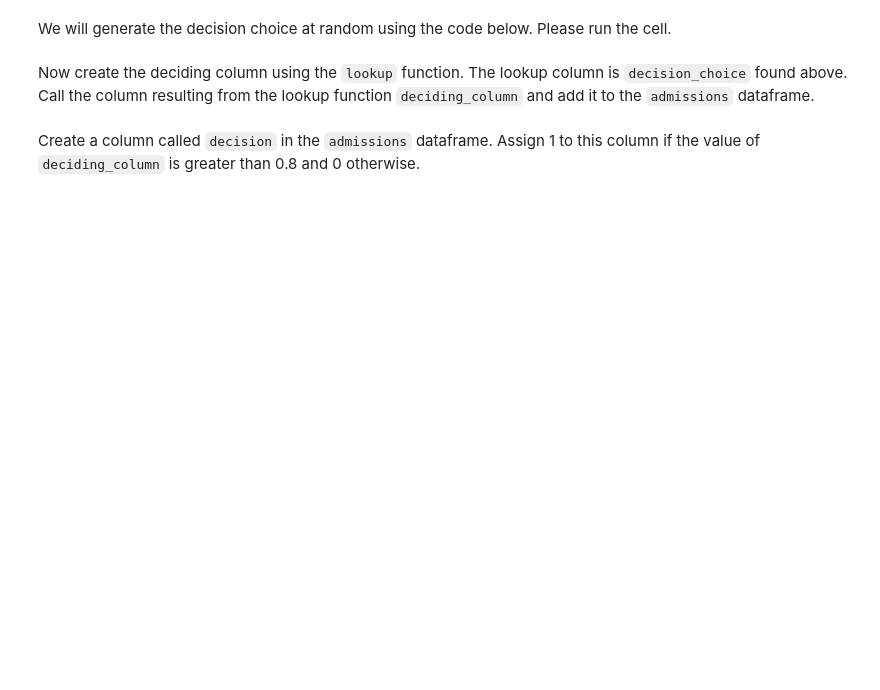
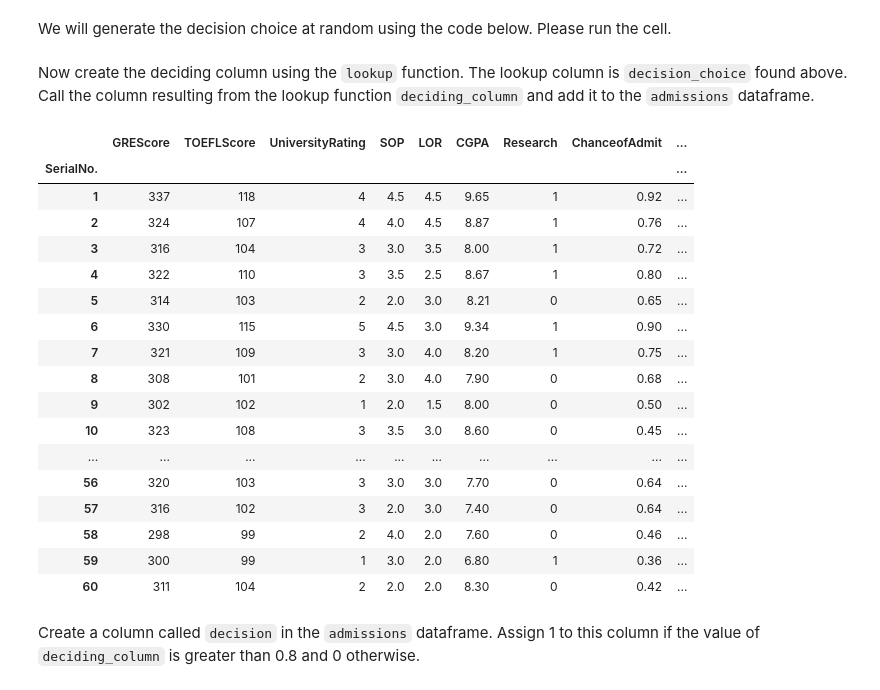
Before and after one commit to ironhack-datalabs/dataV2-labs, a Jupyter notebook: module-2/Advanced-Pandas/your-code/main.ipynb, the cells around one changed output. Drawn from its saved outputs; the diff is of its cells as text; code cells hidden in the pictures; blank space fills up the shorter version.

```diff
--- a/module-2/Advanced-Pandas/your-code/main.ipynb
+++ b/module-2/Advanced-Pandas/your-code/main.ipynb
@@ -79,7 +79,8 @@ dtype: int64
 # %% [markdown]
 Interestingly, there is a column that uniquely identifies the applicants. This column is the serial number column. Instead of having our own index, we should make this column our index. Do this in the cell below. Keep the column in the dataframe in addition to making it an index.
 # %%
-admissions.set_index('SerialNo.')
+admissions = admissions.set_index('SerialNo.')
+admissions
 # %% [output]
 |  | GREScore | TOEFLScore | UniversityRating | SOP | LOR | CGPA | Research | ChanceofAdmit |
 | SerialNo. |  |  |  |  |  |  |  |  |
@@ -128,0 +128,8 @@ Now change the index back to a sequence starting at zero using the `reset_index`
+# %%
+admissions["GRE&CGPA"] = admissions["GREScore"] + admissions["CGPA"]
+
+new_admissions = admissions.copy()
+new_admissions = admissions.set_index('GRE&CGPA')
+new_admissions.drop(columns=['GREScore', 'CGPA'], inplace=True)
+new_admissions.reset_index(inplace=True)
+new_admissions
@@ -146,12 +195,11 @@ Recall that standardizing a column is done by subtracting the mean of the column
 In the cell below, write a standardization function (a function that takes a column as input and returns a standardized column as output). Make sure to use the `numpy` versions of mean and standard deviation.
 # %%
 def standardize(col):
+    return (col - np.mean(col)) / np.std(col)
     """
     This function takes a column from a dataframe
     and returns a standardized column by subtracting the column's mean
     and dividing by the column's standard deviation.
     """
-
-    # your code here
 # %% [markdown]
 Now create the standardized columns `CGPA_std`, `GRE_std`, and `LOR_std` and add them to the `admissions` dataframe.
@@ -159,0 +206,8 @@ Now create the standardized columns `CGPA_std`, `GRE_std`, and `LOR_std` and add
+# %%
+#admissions["CGPA_std"] = (admissions["CGPA"] - np.mean(admissions["CGPA"])) / np.std(admissions["CGPA"])
+#admissions["GRE_std"] = (admissions["GRE"] - np.mean(admissions["GRE"])) / np.std(admissions["GRE"])
+
+admissions["CGPA_std"] = standardize(admissions["CGPA"])
+admissions["GRE_std"] = standardize(admissions["GREScore"])
+admissions["LOR_std"] = standardize(admissions["LOR"])
+admissions
@@ -173,2 +238,24 @@ Now create the deciding column using the `lookup` function. The lookup column is
+# %%
+admissions['deciding_column'] = admissions.lookup(admissions.index, decision_choice)
+admissions.head(60)
+# %% [output]
+|  | GREScore | TOEFLScore | UniversityRating | SOP | LOR | CGPA | Research | ChanceofAdmit | ... |
+| SerialNo. |  |  |  |  |  |  |  |  | ... |
+| 1 | 337 | 118 | 4 | 4.5 | 4.5 | 9.65 | 1 | 0.92 | ... |
+| 2 | 324 | 107 | 4 | 4.0 | 4.5 | 8.87 | 1 | 0.76 | ... |
+| 3 | 316 | 104 | 3 | 3.0 | 3.5 | 8.00 | 1 | 0.72 | ... |
+| 4 | 322 | 110 | 3 | 3.5 | 2.5 | 8.67 | 1 | 0.80 | ... |
+| 5 | 314 | 103 | 2 | 2.0 | 3.0 | 8.21 | 0 | 0.65 | ... |
+| 6 | 330 | 115 | 5 | 4.5 | 3.0 | 9.34 | 1 | 0.90 | ... |
+| 7 | 321 | 109 | 3 | 3.0 | 4.0 | 8.20 | 1 | 0.75 | ... |
+| 8 | 308 | 101 | 2 | 3.0 | 4.0 | 7.90 | 0 | 0.68 | ... |
+| 9 | 302 | 102 | 1 | 2.0 | 1.5 | 8.00 | 0 | 0.50 | ... |
+| 10 | 323 | 108 | 3 | 3.5 | 3.0 | 8.60 | 0 | 0.45 | ... |
+| ... | ... | ... | ... | ... | ... | ... | ... | ... | ... |
+| 56 | 320 | 103 | 3 | 3.0 | 3.0 | 7.70 | 0 | 0.64 | ... |
+| 57 | 316 | 102 | 3 | 2.0 | 3.0 | 7.40 | 0 | 0.64 | ... |
+| 58 | 298 | 99 | 2 | 4.0 | 2.0 | 7.60 | 0 | 0.46 | ... |
+| 59 | 300 | 99 | 1 | 3.0 | 2.0 | 6.80 | 1 | 0.36 | ... |
+| 60 | 311 | 104 | 2 | 2.0 | 2.0 | 8.30 | 0 | 0.42 | ... |
 # %% [markdown]
 Create a column called `decision` in the `admissions` dataframe. Assign 1 to this column if the value of `deciding_column` is greater than 0.8 and 0 otherwise.
```
Also changed, not shown: parts of 15 cells of this notebook.
